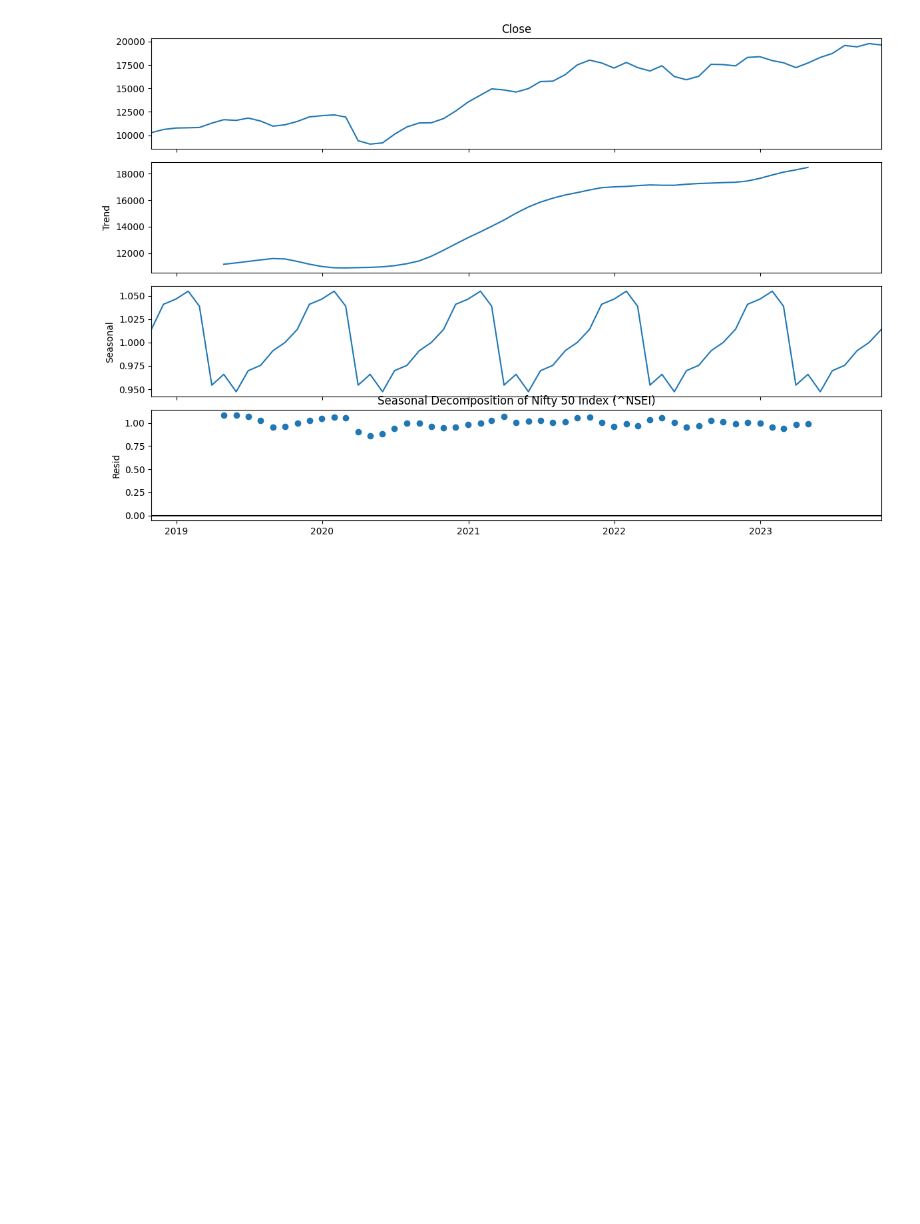
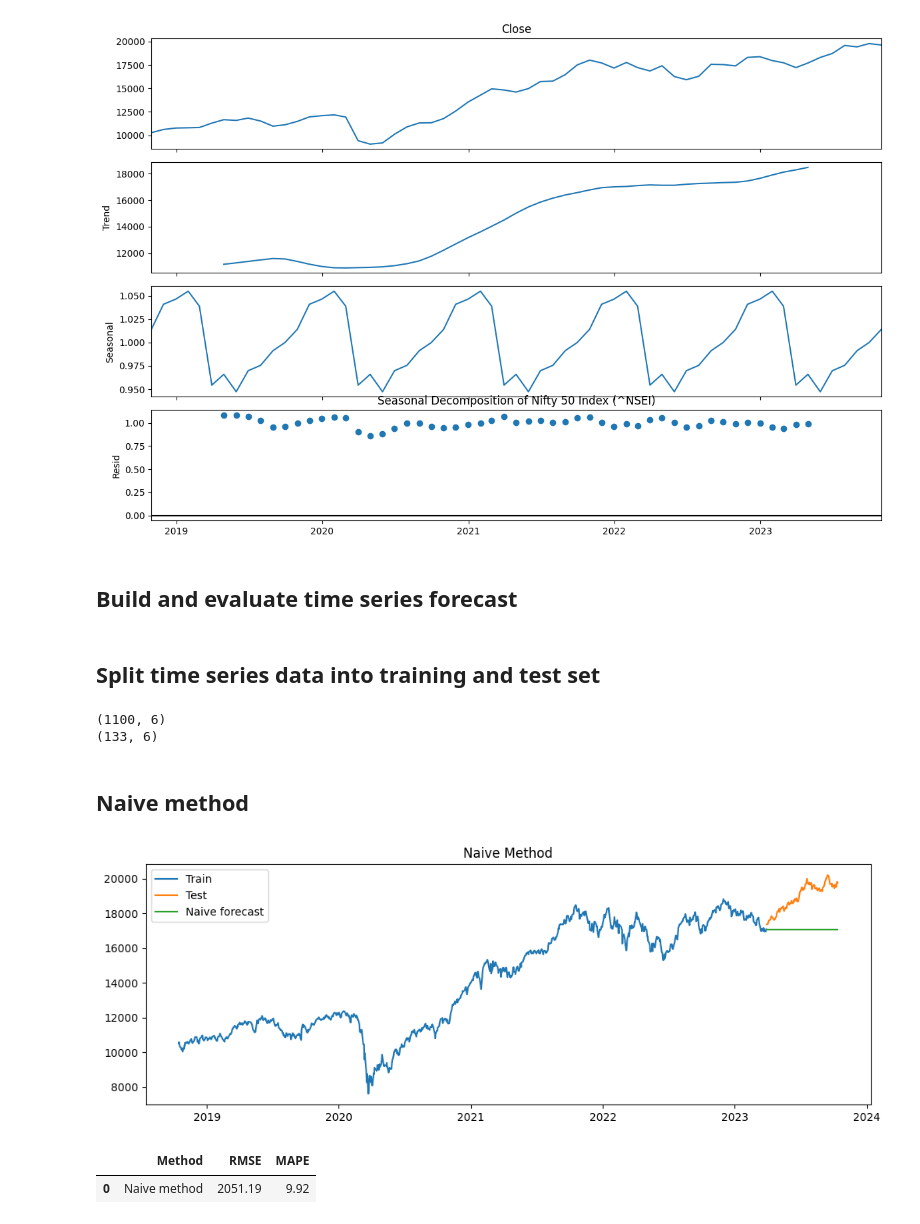
Before and after one commit to tuxlimr/Celery_Preprocessing, a Jupyter notebook: TimeSeries_inStocks.ipynb, the cells around one changed output. Cells and saved outputs as stored; diff of their text form; code cells hidden in the pictures; blank space fills up the shorter version.

```diff
--- a/TimeSeries_inStocks.ipynb
+++ b/TimeSeries_inStocks.ipynb
@@ -266,3 +266,43 @@ plt.show()
 # %% [output]
 [*********************100%%**********************]  1 of 1 completed
 [figure]
+# %% [markdown]
+## Build and evaluate time series forecast
+# %% [markdown]
+## Split time series data into training and test set
+# %%
+data = stock
+train_len = 1100
+train = data[0:train_len] # first 120 months as training set
+test = data[train_len:]
+# %%
+print(train.shape)
+print(test.shape)
+# %% [output]
+(1100, 6)
+(133, 6)
+# %% [markdown]
+## Naive method
+# %%
+y_hat_naive = test.copy()
+y_hat_naive['naive_forecast'] = train['Close'][train_len-1]
+plt.figure(figsize=(12,4))
+plt.plot(train['Close'], label='Train')
+plt.plot(test['Close'], label='Test')
+plt.plot(y_hat_naive['naive_forecast'], label='Naive forecast')
+plt.legend(loc='best')
+plt.title('Naive Method')
+plt.show()
+# %% [output]
+[figure, added]
+# %%
+from sklearn.metrics import mean_squared_error
+rmse = np.sqrt(mean_squared_error(test['Close'], y_hat_naive['naive_forecast'])).round(2)
+mape = np.round(np.mean(np.abs(test['Close']-y_hat_naive['naive_forecast'])/test['Close'])*100,2)
+
+results = pd.DataFrame({'Method':['Naive method'], 'MAPE': [mape], 'RMSE': [rmse]})
+results = results[['Method', 'RMSE', 'MAPE']]
+results
+# %% [output]
+|  | Method | RMSE | MAPE |
+| 0 | Naive method | 2051.19 | 9.92 |
```
Also changed, not shown: parts of 16 cells of this notebook.
